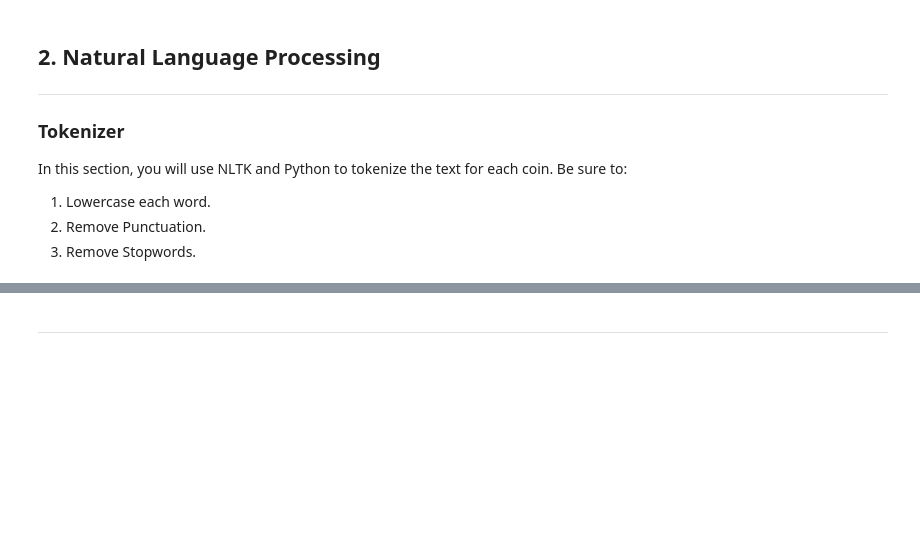
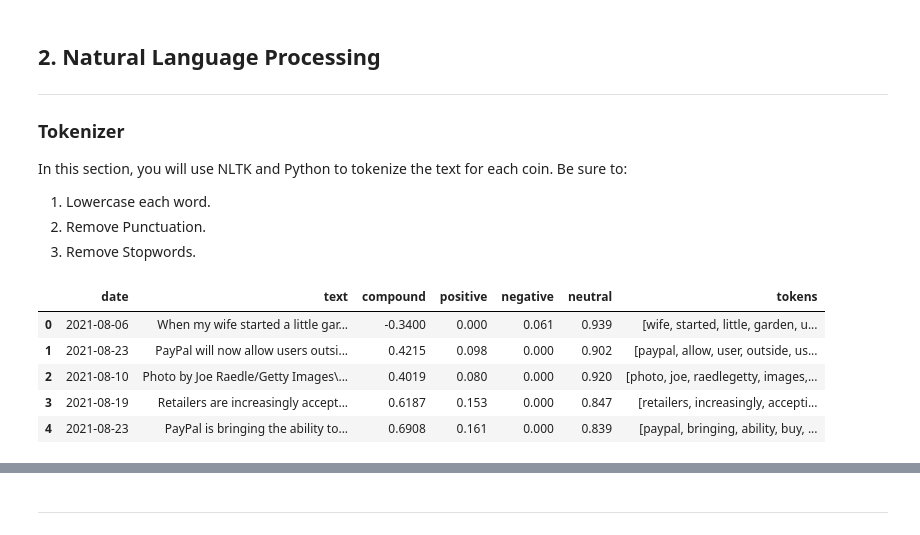
Before and after one commit to Antharithm/NLP, a Jupyter notebook: Starter_Code/crypto_sentiment.ipynb, the cells around one changed output, grey strips where cells are left out. Cells and saved outputs as stored; diff of their text form; code cells hidden in the pictures; blank space fills up the shorter version.

```diff
--- a/Starter_Code/crypto_sentiment.ipynb
+++ b/Starter_Code/crypto_sentiment.ipynb
@@ -243,6 +247,14 @@ def tokenizer(text):
     return tokens
 # %%
 # Create a new tokens column for Bitcoin
-# YOUR CODE HERE!
+bitcoin_df['tokens'] = bitcoin_df.text.apply(tokenizer)
+bitcoin_df.head()
+# %% [output]
+|  | date | text | compound | positive | negative | neutral | tokens |
+| 0 | 2021-08-06 | When my wife started a little gar... | -0.3400 | 0.000 | 0.061 | 0.939 | [wife, started, little, garden, u... |
+| 1 | 2021-08-23 | PayPal will now allow users outsi... | 0.4215 | 0.098 | 0.000 | 0.902 | [paypal, allow, user, outside, us... |
+| 2 | 2021-08-10 | Photo by Joe Raedle/Getty Images\... | 0.4019 | 0.080 | 0.000 | 0.920 | [photo, joe, raedlegetty, images,... |
+| 3 | 2021-08-19 | Retailers are increasingly accept... | 0.6187 | 0.153 | 0.000 | 0.847 | [retailers, increasingly, accepti... |
+| 4 | 2021-08-23 | PayPal is bringing the ability to... | 0.6908 | 0.161 | 0.000 | 0.839 | [paypal, bringing, ability, buy, ... |
 # %%
 # Create a new tokens column for Ethereum
```
Also changed, not shown: parts of 23 cells of this notebook.
